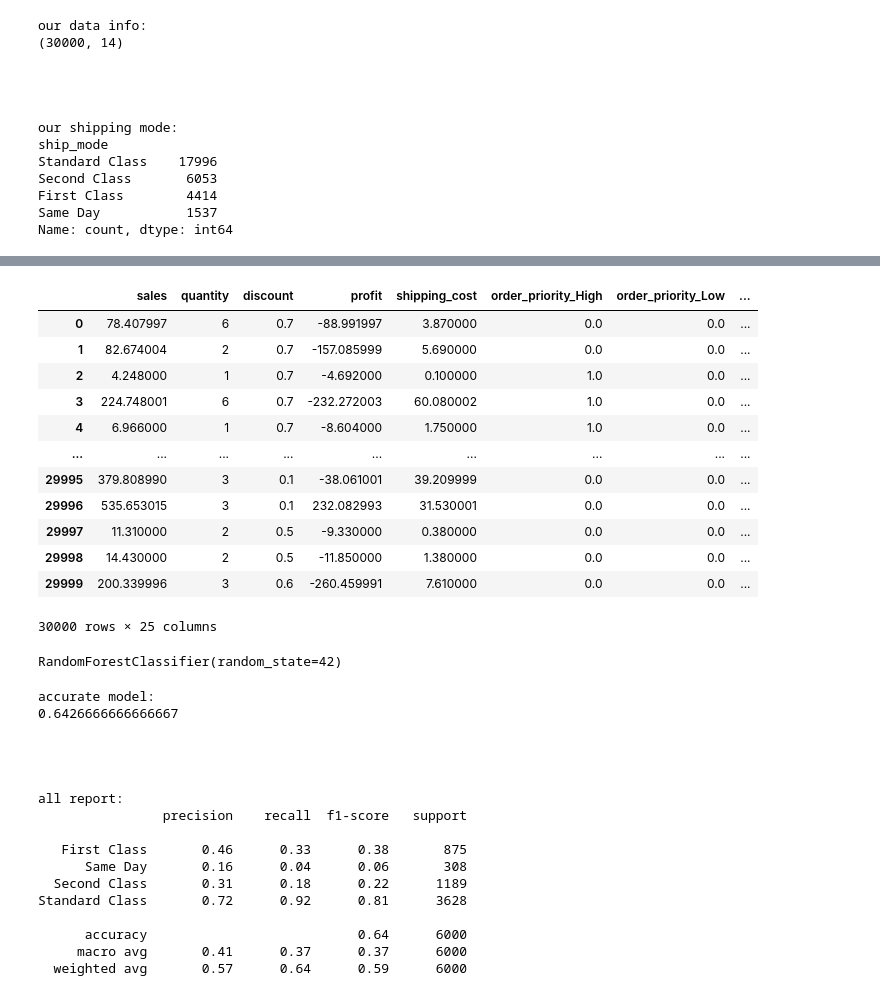
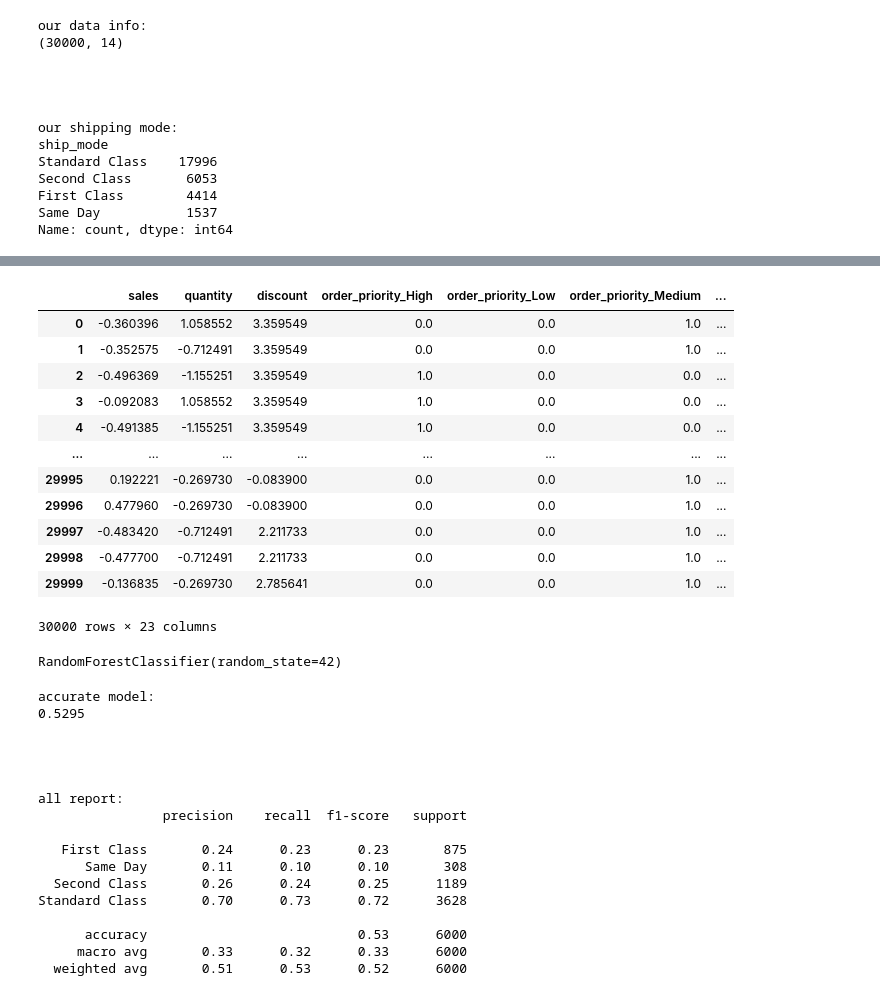
Before and after one commit to arashnaderi820-cyber/superstore-data-analysis, a Jupyter notebook: Phase3_ML/ML.ipynb, the cells around one changed output, grey strips where cells are left out. Saved outputs shown, nothing was run; the diff lists cells and outputs as text; code cells hidden in the pictures.

```diff
--- a/Phase3_ML/ML.ipynb
+++ b/Phase3_ML/ML.ipynb
@@ -91,44 +92,48 @@ Top 1% high sales orders:
 1639  united states     san antonio         No
 # %%
 y = df['ship_mode']
-X = df.drop(columns=['ship_mode', 'order_id', 'customer_id', 'city'])
+X = df.drop(columns=['ship_mode', 'order_id', 'customer_id', 'city', 'profit', 'shipping_cost'])
 
-num_cols = ['sales', 'quantity', 'discount', 'profit', 'shipping_cost']
+num_cols = ['sales', 'quantity', 'discount']
 
 cat_cols = []
 for col in X.columns:
     if col not in num_cols:
         if df[col].nunique() < 15:
             cat_cols.append(col)
 
 
 encoder = OneHotEncoder(drop="first", sparse_output=False)
 
 X_encoded = pd.DataFrame(encoder.fit_transform(X[cat_cols]))
 X_encoded.columns = encoder.get_feature_names_out(cat_cols)
 
+scaler = StandardScaler()
+num_data_scaled = pd.DataFrame(scaler.fit_transform(X[num_cols]), columns=num_cols)
+
 num_data = X[num_cols].reset_index(drop=True)
 encoded_data = X_encoded
-X_final = pd.concat([num_data, encoded_data], axis=1)
+
+X_final = pd.concat([num_data_scaled.reset_index(drop=True), X_encoded.reset_index(drop=True)], axis=1)
 
 X_train, X_test, y_train, y_test = train_test_split(X_final, y, test_size=0.2, random_state=42)
 
 
 X_final
 # %% [output]
-|  | sales | quantity | discount | profit | shipping_cost | order_priority_High | order_priority_Low | ... |
-| 0 | 78.407997 | 6 | 0.7 | -88.991997 | 3.870000 | 0.0 | 0.0 | ... |
-| 1 | 82.674004 | 2 | 0.7 | -157.085999 | 5.690000 | 0.0 | 0.0 | ... |
-| 2 | 4.248000 | 1 | 0.7 | -4.692000 | 0.100000 | 1.0 | 0.0 | ... |
-| 3 | 224.748001 | 6 | 0.7 | -232.272003 | 60.080002 | 1.0 | 0.0 | ... |
-| 4 | 6.966000 | 1 | 0.7 | -8.604000 | 1.750000 | 1.0 | 0.0 | ... |
-| ... | ... | ... | ... | ... | ... | ... | ... | ... |
-| 29995 | 379.808990 | 3 | 0.1 | -38.061001 | 39.209999 | 0.0 | 0.0 | ... |
-| 29996 | 535.653015 | 3 | 0.1 | 232.082993 | 31.530001 | 0.0 | 0.0 | ... |
-| 29997 | 11.310000 | 2 | 0.5 | -9.330000 | 0.380000 | 0.0 | 0.0 | ... |
-| 29998 | 14.430000 | 2 | 0.5 | -11.850000 | 1.380000 | 0.0 | 0.0 | ... |
-| 29999 | 200.339996 | 3 | 0.6 | -260.459991 | 7.610000 | 0.0 | 0.0 | ... |
+|  | sales | quantity | discount | order_priority_High | order_priority_Low | order_priority_Medium | ... |
+| 0 | -0.360396 | 1.058552 | 3.359549 | 0.0 | 0.0 | 1.0 | ... |
+| 1 | -0.352575 | -0.712491 | 3.359549 | 0.0 | 0.0 | 1.0 | ... |
+| 2 | -0.496369 | -1.155251 | 3.359549 | 1.0 | 0.0 | 0.0 | ... |
+| 3 | -0.092083 | 1.058552 | 3.359549 | 1.0 | 0.0 | 0.0 | ... |
+| 4 | -0.491385 | -1.155251 | 3.359549 | 1.0 | 0.0 | 0.0 | ... |
+| ... | ... | ... | ... | ... | ... | ... | ... |
+| 29995 | 0.192221 | -0.269730 | -0.083900 | 0.0 | 0.0 | 1.0 | ... |
+| 29996 | 0.477960 | -0.269730 | -0.083900 | 0.0 | 0.0 | 1.0 | ... |
+| 29997 | -0.483420 | -0.712491 | 2.211733 | 0.0 | 0.0 | 1.0 | ... |
+| 29998 | -0.477700 | -0.712491 | 2.211733 | 0.0 | 0.0 | 1.0 | ... |
+| 29999 | -0.136835 | -0.269730 | 2.785641 | 0.0 | 0.0 | 1.0 | ... |
-30000 rows × 25 columns
+30000 rows × 23 columns
 # %%
 model = RandomForestClassifier(random_state=42)
 model.fit(X_train, y_train)
@@ -145,7 +150,7 @@ print('all report:')
 print(classification_report(y_test, y_pred))
 # %% [output]
 accurate model:
-0.6426666666666667
+0.5295
 
 
 
@@ -153,14 +158,14 @@ accurate model:
 all report:
                 precision    recall  f1-score   support
 
-   First Class       0.46      0.33      0.38       875
-      Same Day       0.16      0.04      0.06       308
-  Second Class       0.31      0.18      0.22      1189
-Standard Class       0.72      0.92      0.81      3628
+   First Class       0.24      0.23      0.23       875
+      Same Day       0.11      0.10      0.10       308
+  Second Class       0.26      0.24      0.25      1189
+Standard Class       0.70      0.73      0.72      3628
 
-      accuracy                           0.64      6000
-     macro avg       0.41      0.37      0.37      6000
-  weighted avg       0.57      0.64      0.59      6000
+      accuracy                           0.53      6000
+     macro avg       0.33      0.32      0.33      6000
+  weighted avg       0.51      0.53      0.52      6000
 # %%
 le = LabelEncoder()
 y_train_encoded = le.fit_transform(y_train)
```
Also changed, not shown: parts of 4 cells of this notebook, 2 other files.
